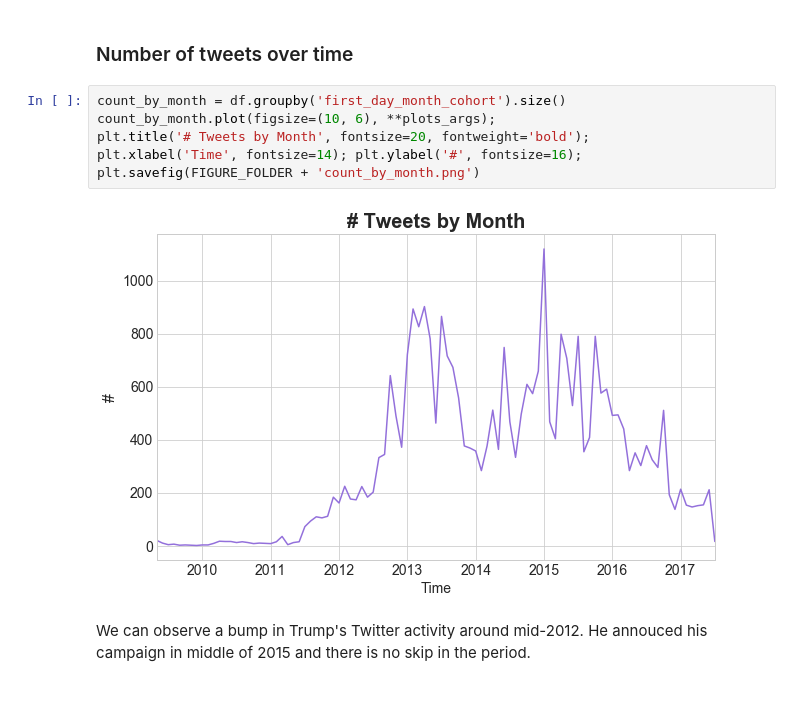
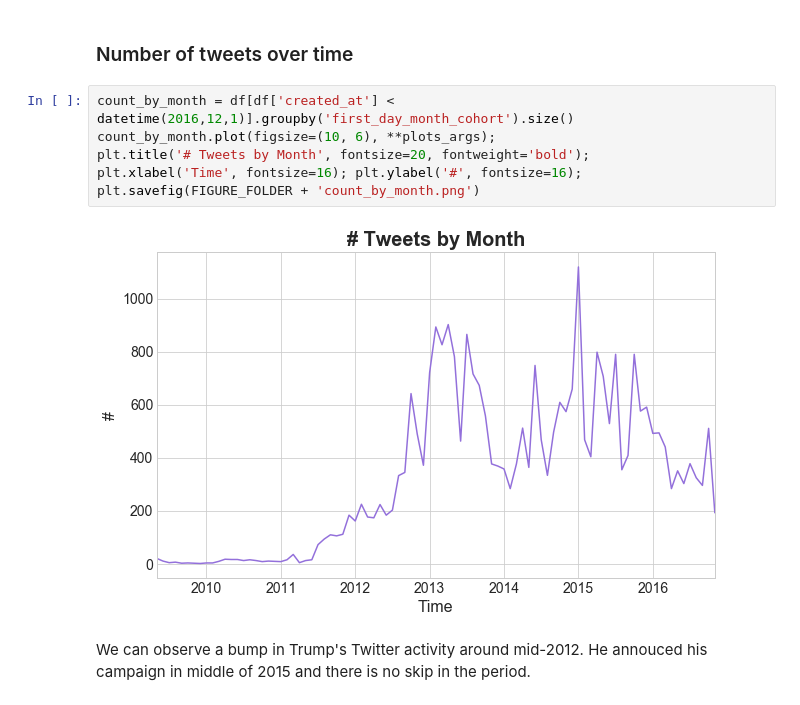
Before and after one commit to atulkumarin/project, a Jupyter notebook: analysis/Project-MileStone2-Updated.ipynb, the cells around one changed output. Saved outputs shown, nothing was run; the diff lists cells and outputs as text.

```diff
--- a/analysis/Project-MileStone2-Updated.ipynb
+++ b/analysis/Project-MileStone2-Updated.ipynb
@@ -205,13 +205,13 @@ Dataset with 31224 rows and size 26.8 MB
 # %% [markdown]
 ### Number of tweets over time
 # %%
-count_by_month = df.groupby('first_day_month_cohort').size()
+count_by_month = df[df['created_at'] < datetime(2016,12,1)].groupby('first_day_month_cohort').size()
 count_by_month.plot(figsize=(10, 6), **plots_args);
 plt.title('# Tweets by Month', fontsize=20, fontweight='bold');
-plt.xlabel('Time', fontsize=14); plt.ylabel('#', fontsize=16);
+plt.xlabel('Time', fontsize=16); plt.ylabel('#', fontsize=16);
 plt.savefig(FIGURE_FOLDER + 'count_by_month.png')
 # %% [output]
-[figure, old version]
+[figure, new version]
 # %% [markdown]
 We can observe a bump in Trump's Twitter activity around mid-2012. He annouced his campaign in middle of 2015 and there is no skip in the period.
 # %% [markdown]
```
Also changed, not shown: 4 other files.
